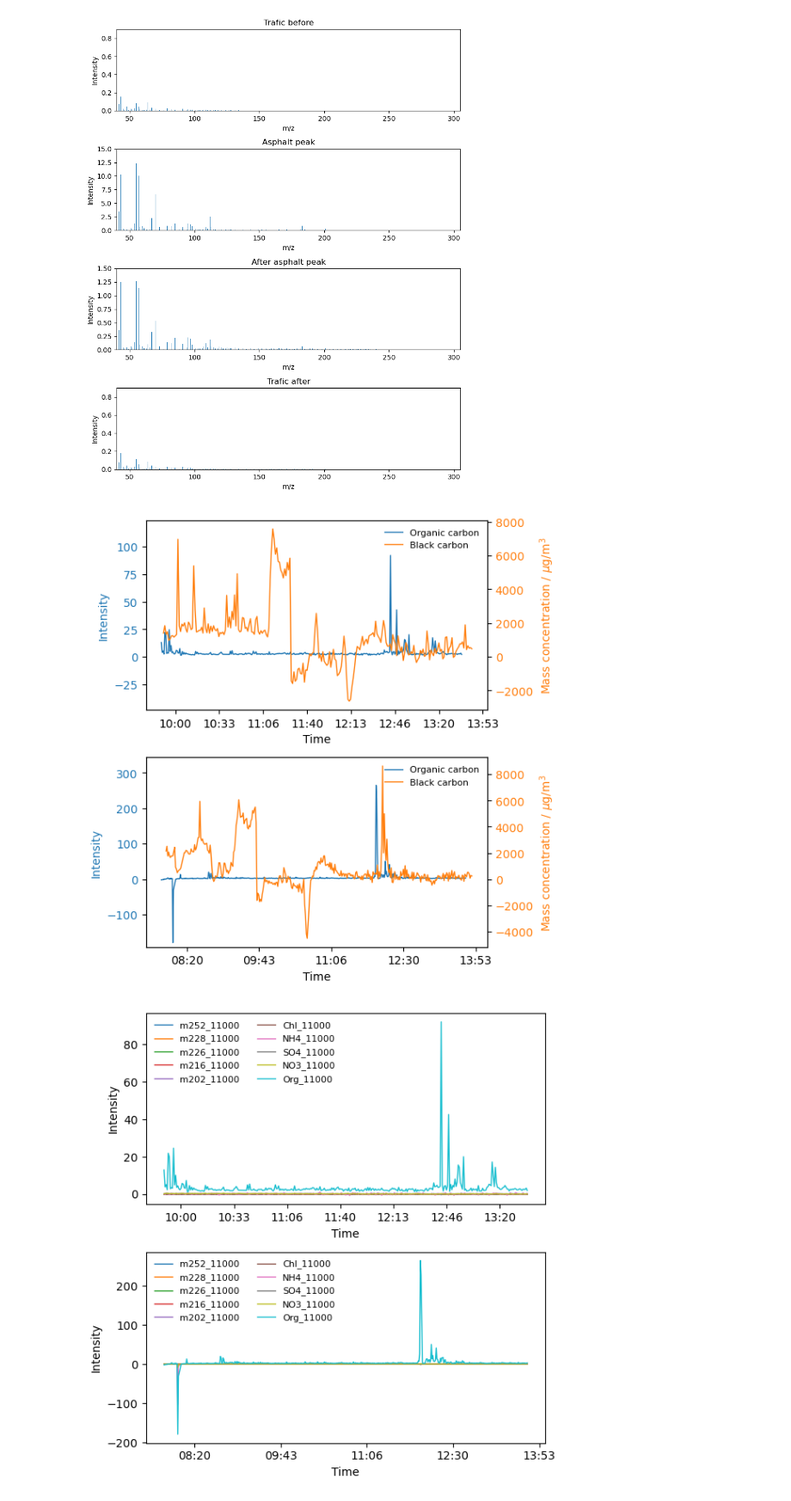
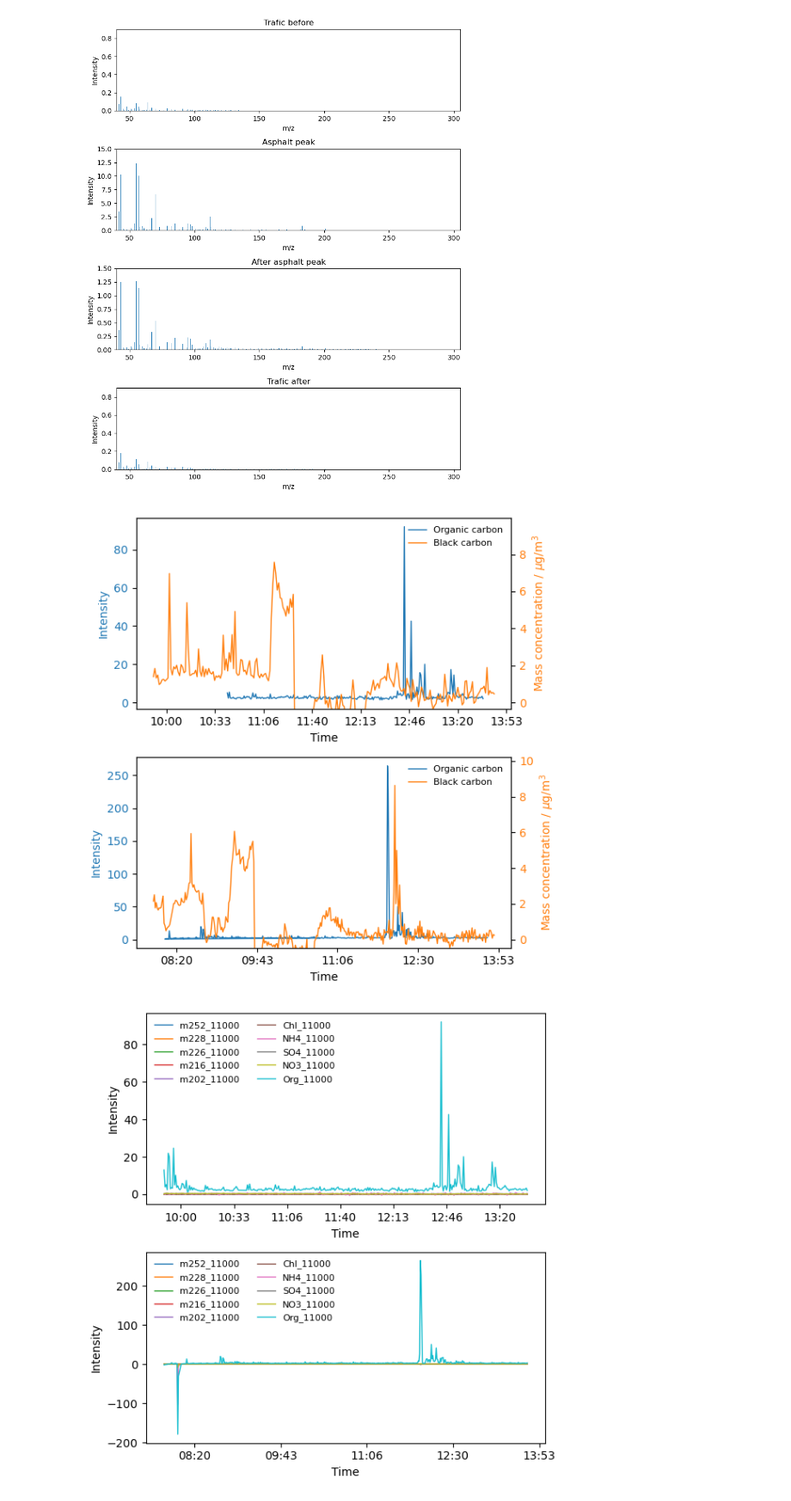
Before and after one commit to Normann25/NFA_project, a Jupyter notebook: field.ipynb, the cells around one changed output. Shown at 86% size. Cells and saved outputs as stored; diff of their text form; code cells hidden in the pictures.

```diff
--- a/field.ipynb
+++ b/field.ipynb
@@ -210,14 +200,14 @@ plt.show()
 # %%
 fig, ax = plt.subplots(2, 1, figsize = (6, 6))
 
-plot_ACSM_BC(ax[0], vesterbrogade['EPA-vesterbrogade-120623'], BC_vesterbrogade['230612094700'], 2)
-plot_ACSM_BC(ax[1], vesterbrogade['EPA-vesterbrogade-130623'], BC_vesterbrogade['230613075200'][:-2], 1.5)
+plot_ACSM_BC(ax[0], ACSM['org'], BC_vesterbrogade['230612094700'], 'Vesterbrogade 12062023', 25)
+plot_ACSM_BC(ax[1], ACSM['org'], BC_vesterbrogade['230613075200'][:-2], 'Vesterbrogade 13062023', 20)
 
 fig.tight_layout()
 fig.savefig('Field_data/vesterbrogade_ACSM_BC.png', dpi = 600)
 plt.show()
 # %% [output]
-[figure, old version]
+[figure, new version]
 # %%
 fig, ax = plt.subplots(2, 1, figsize = (6, 6))
 
```
Also changed, not shown: parts of 1 cell of this notebook.
